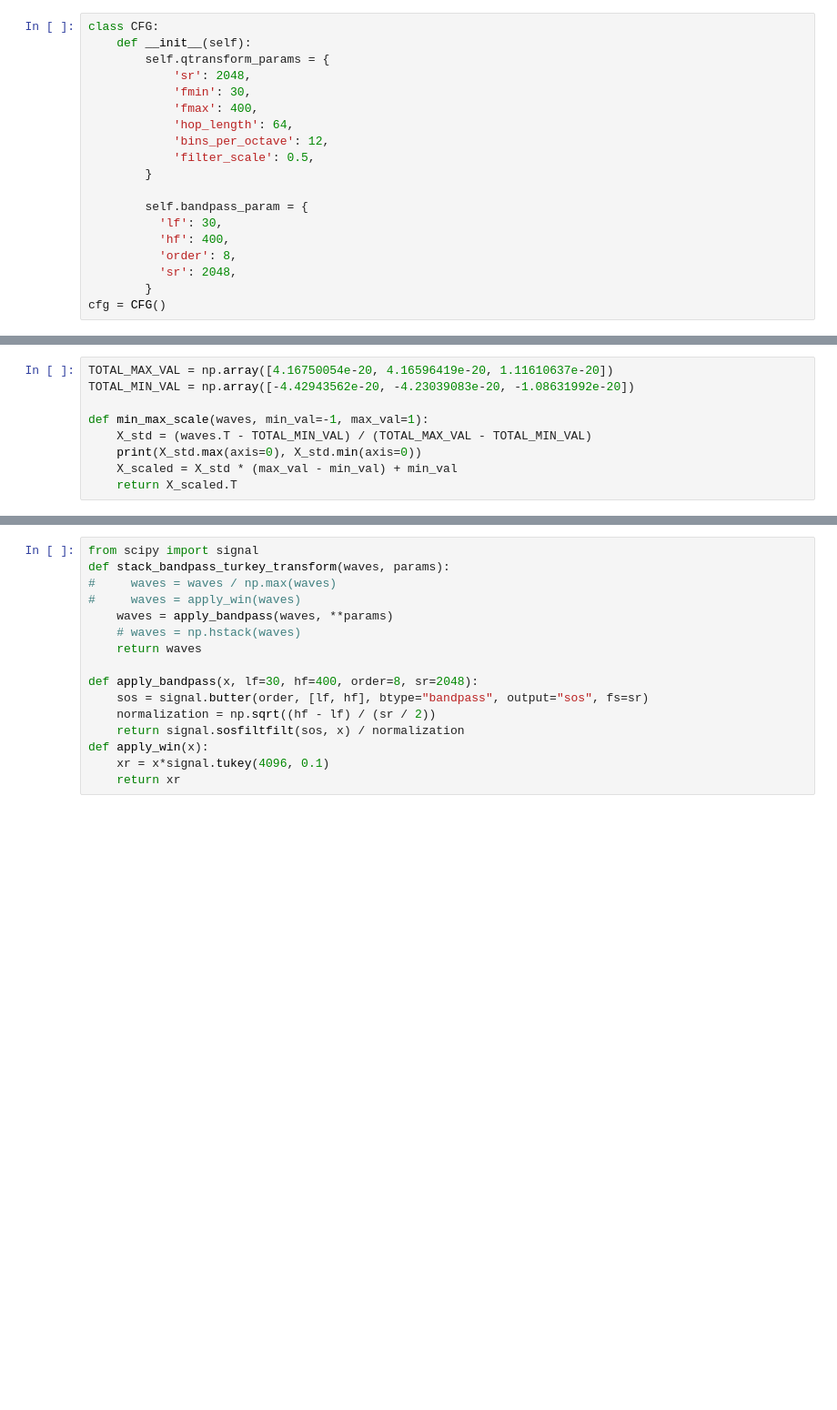
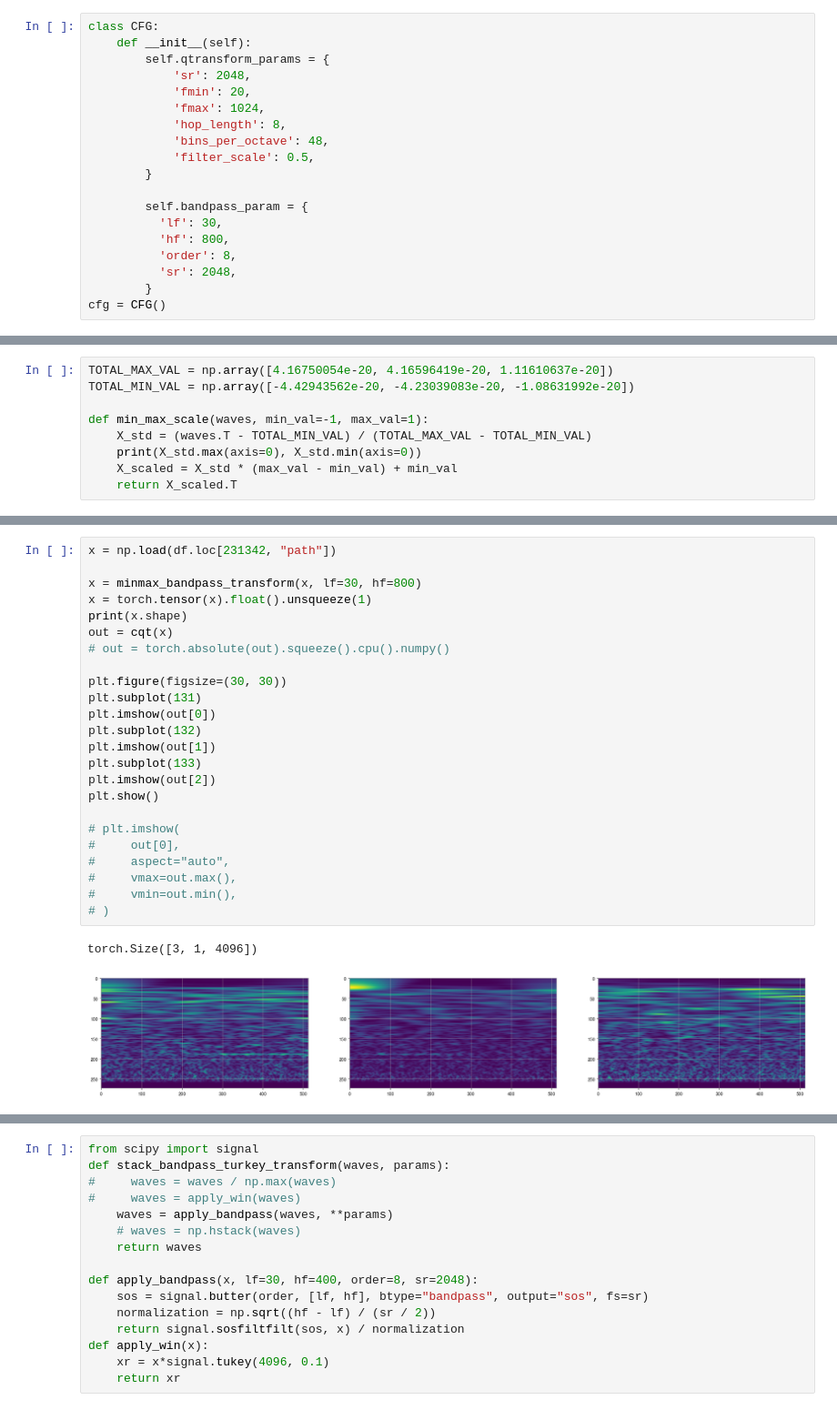
Before and after one commit to trytolose/grav_waves_detection, a Jupyter notebook: notebooks/Untitled.ipynb, the cells around one changed output, grey strips where cells are left out. Shown at 91% size. Cells and saved outputs as stored; diff of their text form; blank space fills up the shorter version.

```diff
--- a/notebooks/Untitled.ipynb
+++ b/notebooks/Untitled.ipynb
@@ -42,16 +67,16 @@ class CFG:
     def __init__(self):
         self.qtransform_params = {
             'sr': 2048,
-            'fmin': 30,
-            'fmax': 400,
-            'hop_length': 64,
-            'bins_per_octave': 12,
+            'fmin': 20,
+            'fmax': 1024,
+            'hop_length': 8,
+            'bins_per_octave': 48,
             'filter_scale': 0.5,
         }
 
         self.bandpass_param = {
           'lf': 30,
-          'hf': 400,
+          'hf': 800,
           'order': 8,
           'sr': 2048,
         }
@@ -78 +122,28 @@ min_max_scale(x, -1, 1).max()
+# %%
+x = np.load(df.loc[231342, "path"])
+
+x = minmax_bandpass_transform(x, lf=30, hf=800)
+x = torch.tensor(x).float().unsqueeze(1)
+print(x.shape)
+out = cqt(x)
+# out = torch.absolute(out).squeeze().cpu().numpy()
+
+plt.figure(figsize=(30, 30))
+plt.subplot(131)
+plt.imshow(out[0])
+plt.subplot(132)
+plt.imshow(out[1])
+plt.subplot(133)
+plt.imshow(out[2])
+plt.show()
+
+# plt.imshow(
+#     out[0],
+#     aspect="auto",
+#     vmax=out.max(),
+#     vmin=out.min(),
+# )
+# %% [output]
+torch.Size([3, 1, 4096])
+[figure, added]
 # %%
```
Also changed, not shown: parts of 28 cells of this notebook, 20 other files.
